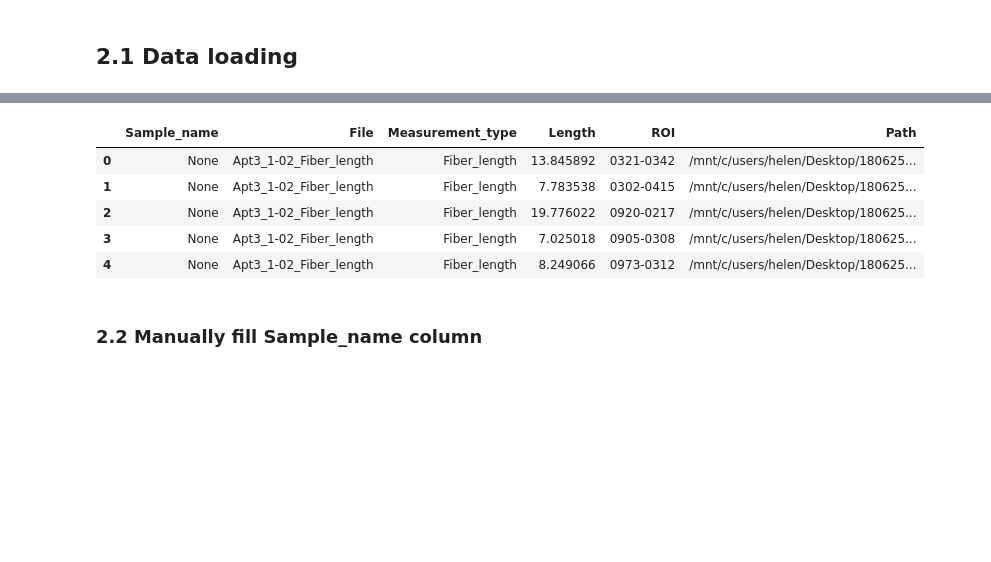
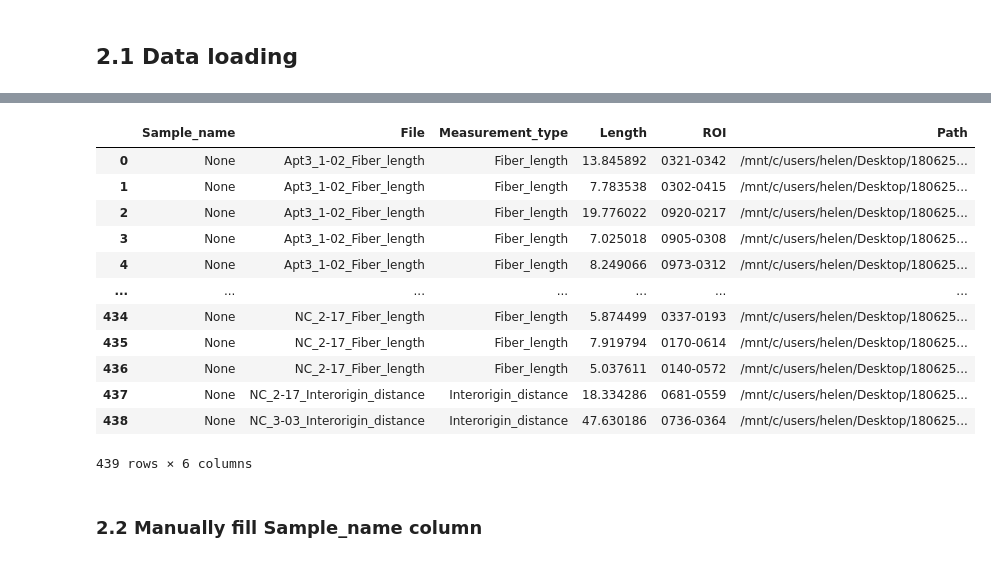
Before and after one commit to Lopatushka/DNA_fibers, a Jupyter notebook: notebook_stats.ipynb, the cells around one changed output, grey strips where cells are left out. Cells and saved outputs as stored; diff of their text form; code cells hidden in the pictures; blank space fills up the shorter version.

```diff
--- a/notebook_stats.ipynb
+++ b/notebook_stats.ipynb
@@ -39,12 +39,19 @@ Total number of measurements for analysis is: 426
 # %%
-data.head()
+data
 # %% [output]
 |  | Sample_name | File | Measurement_type | Length | ROI | Path |
 | 0 | None | Apt3_1-02_Fiber_length | Fiber_length | 13.845892 | 0321-0342 | /mnt/c/users/helen/Desktop/180625... |
 | 1 | None | Apt3_1-02_Fiber_length | Fiber_length | 7.783538 | 0302-0415 | /mnt/c/users/helen/Desktop/180625... |
 | 2 | None | Apt3_1-02_Fiber_length | Fiber_length | 19.776022 | 0920-0217 | /mnt/c/users/helen/Desktop/180625... |
 | 3 | None | Apt3_1-02_Fiber_length | Fiber_length | 7.025018 | 0905-0308 | /mnt/c/users/helen/Desktop/180625... |
 | 4 | None | Apt3_1-02_Fiber_length | Fiber_length | 8.249066 | 0973-0312 | /mnt/c/users/helen/Desktop/180625... |
+| ... | ... | ... | ... | ... | ... | ... |
+| 434 | None | NC_2-17_Fiber_length | Fiber_length | 5.874499 | 0337-0193 | /mnt/c/users/helen/Desktop/180625... |
+| 435 | None | NC_2-17_Fiber_length | Fiber_length | 7.919794 | 0170-0614 | /mnt/c/users/helen/Desktop/180625... |
+| 436 | None | NC_2-17_Fiber_length | Fiber_length | 5.037611 | 0140-0572 | /mnt/c/users/helen/Desktop/180625... |
+| 437 | None | NC_2-17_Interorigin_distance | Interorigin_distance | 18.334286 | 0681-0559 | /mnt/c/users/helen/Desktop/180625... |
+| 438 | None | NC_3-03_Interorigin_distance | Interorigin_distance | 47.630186 | 0736-0364 | /mnt/c/users/helen/Desktop/180625... |
+439 rows × 6 columns
 # %%
 data['Sample_name'] = data['File'].apply(lambda x: x.split('_')[0])
 # %% [markdown]
```
Also changed, not shown: parts of 19 cells of this notebook.
